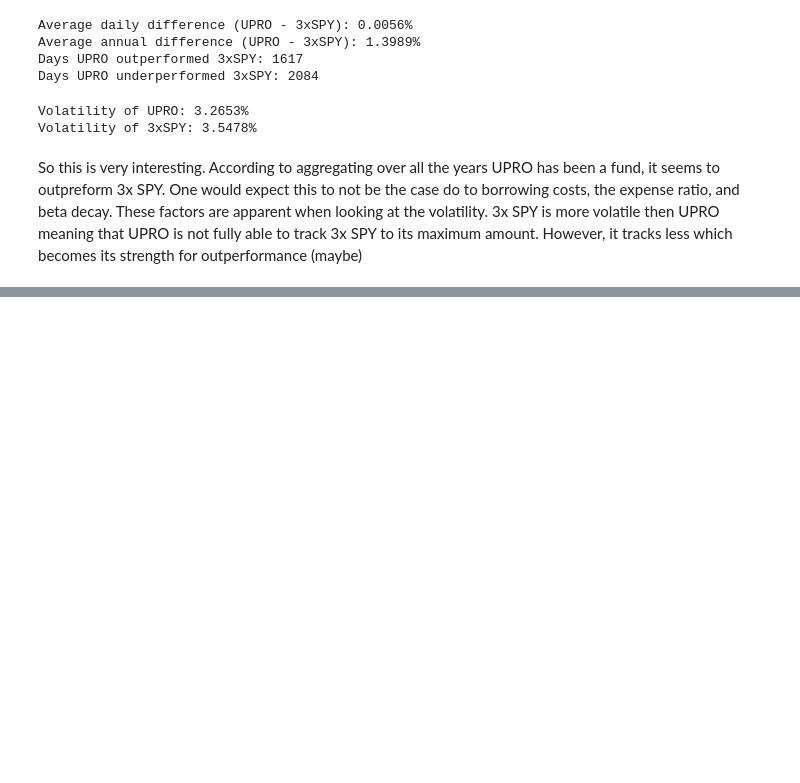
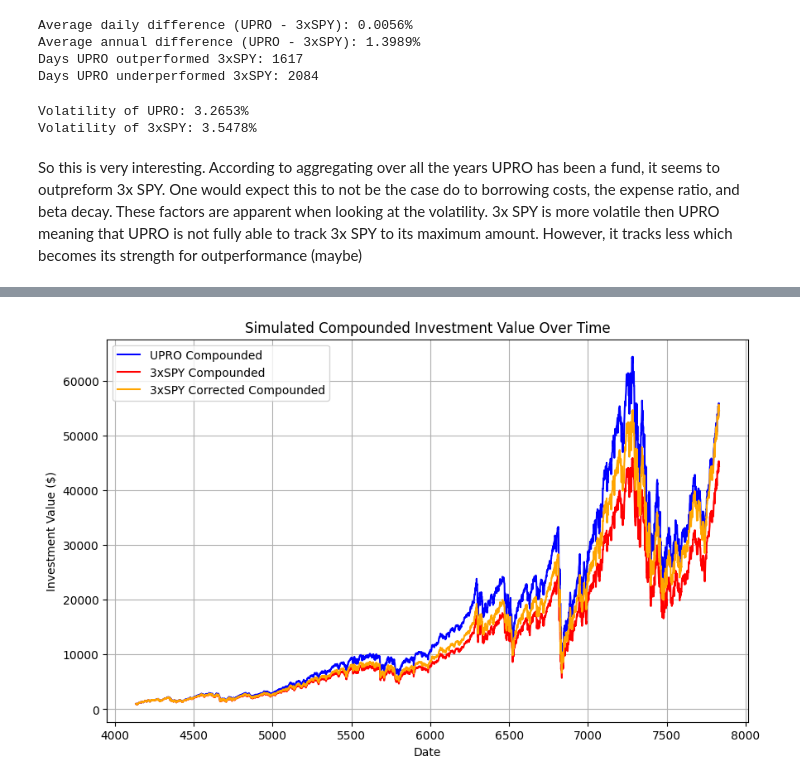
Before and after one commit to oTaira/BTBJ, a Jupyter notebook: BTBJ.ipynb, the cells around one changed output, grey strips where cells are left out. Drawn from its saved outputs; the diff is of its cells as text; code cells hidden in the pictures; blank space fills up the shorter version.

```diff
--- a/BTBJ.ipynb
+++ b/BTBJ.ipynb
@@ -469,0 +451,16 @@ See the caveats in the documentation: https://pandas.pydata.org/pandas-docs/stab
+# %%
+filtered_df['3xSPY_corrected_growth'] = 1 + (filtered_df["3xSPY corrected"] / 100)
+filtered_df['3xSPY_corrected_compounded'] = filtered_df['3xSPY_corrected_growth'].cumprod() * INITIAL_INVESTMENT
+# %%
+plt.figure(figsize=(10, 6))
+plt.plot(filtered_df.index, filtered_df['UPRO_compounded'], label='UPRO Compounded', color='blue')
+plt.plot(filtered_df.index, filtered_df['3xSPY_compounded'], label='3xSPY Compounded', color='red')
+plt.plot(filtered_df.index, filtered_df['3xSPY_corrected_compounded'], label='3xSPY Corrected Compounded', color='orange')
+plt.title('Simulated Compounded Investment Value Over Time')
+plt.xlabel('Date')
+plt.ylabel('Investment Value ($)')
+plt.legend()
+plt.grid(True)
+plt.show()
+# %% [output]
+[figure, added]
```
Also changed, not shown: parts of 5 cells of this notebook.
